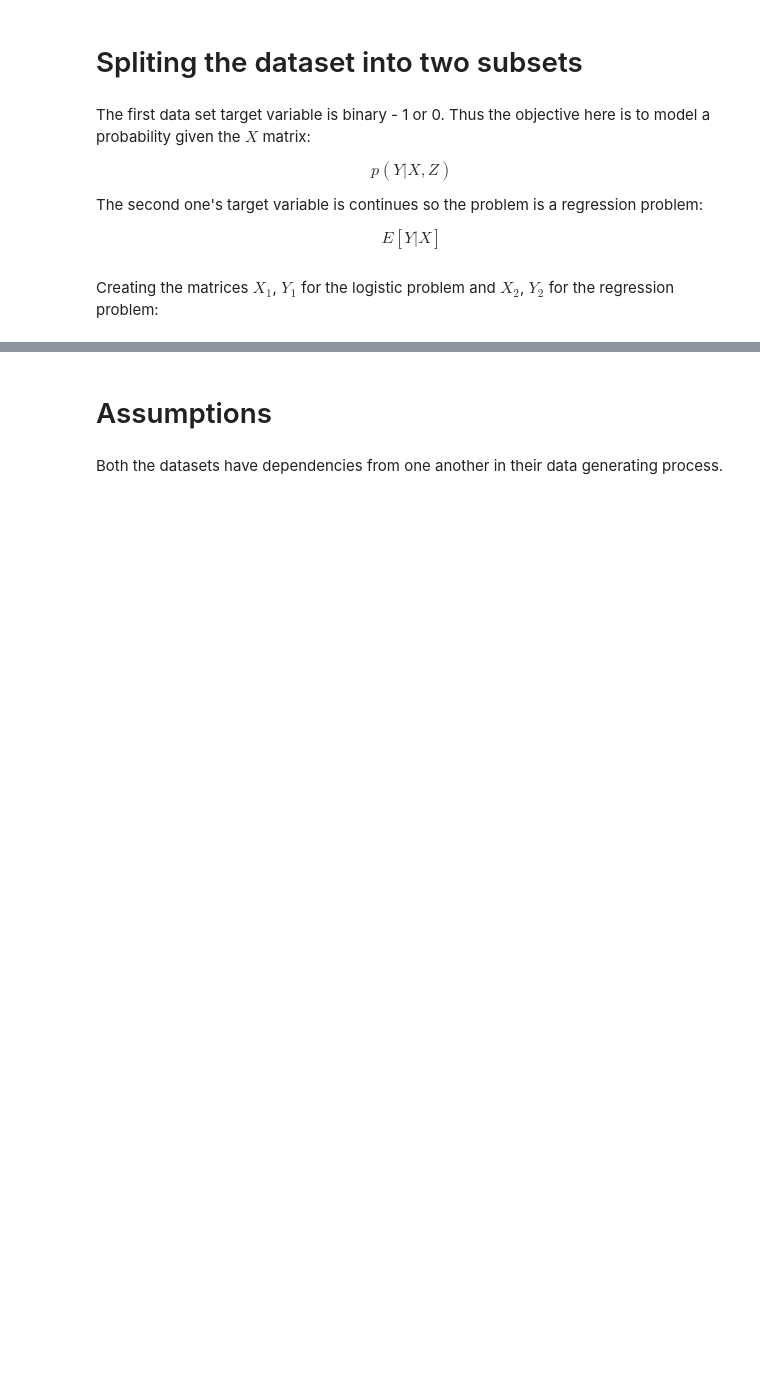
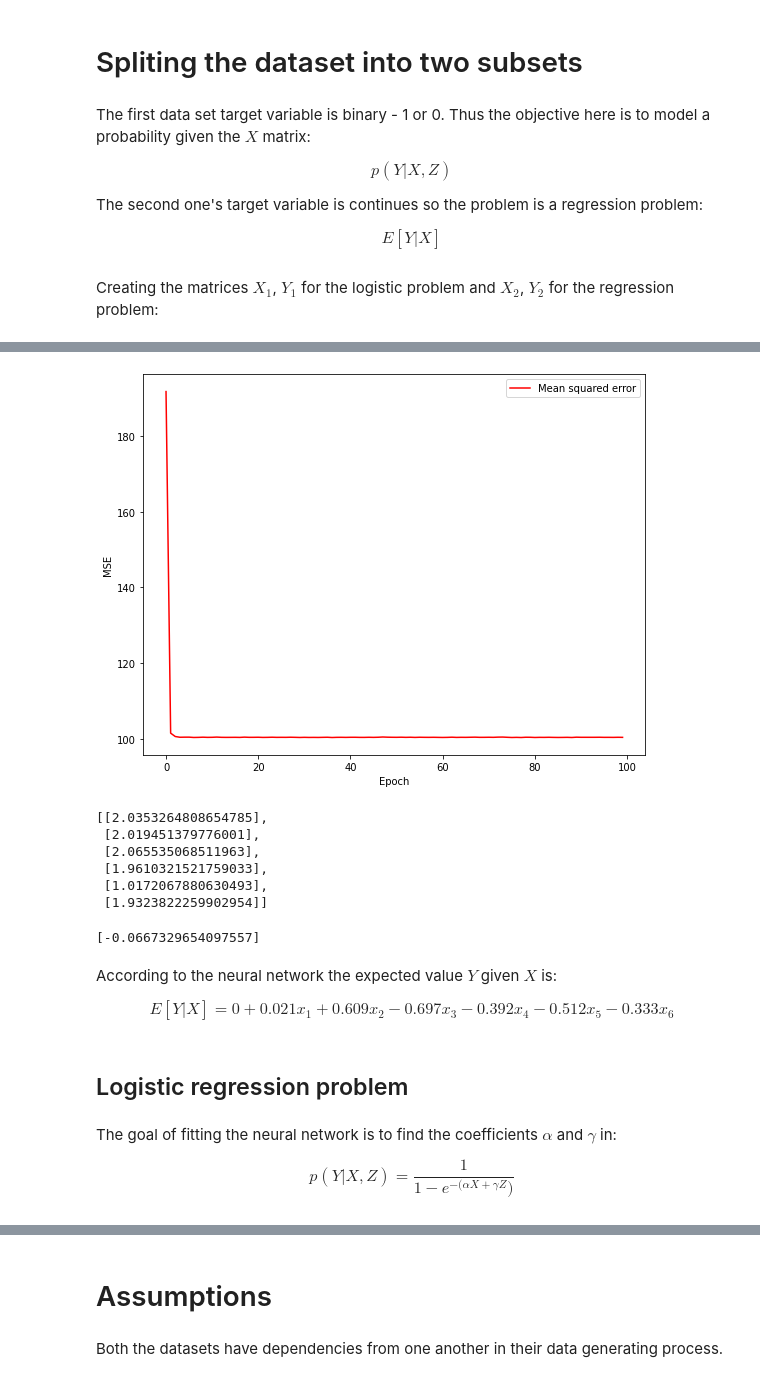
Before and after one commit to Eligijus112/multitask-learning, a Jupyter notebook: multitask-learning.ipynb, the cells around one changed output, grey strips where cells are left out. Drawn from its saved outputs; the diff is of its cells as text; code cells hidden in the pictures; blank space fills up the shorter version.

Commit message:
Finished with the first and second simple models

```diff
--- a/multitask-learning.ipynb
+++ b/multitask-learning.ipynb
@@ -71,6 +80,8 @@ d2 = d[d['DatasetID']==2]
 # Reseting the indexes
 d1.reset_index(inplace=True, drop=True)
 d2.reset_index(inplace=True, drop=True)
+# %%
+d2 = d2.head(10000)
 # %% [markdown]
 Creating the matrices $X_{1}$, $Y_{1}$ for the logistic problem and $X_{2}$, $Y_{2}$ for the regression problem:
 # %%
@@ -79,7 +90,7 @@ features_x = ['x1', 'x2', 'x3', 'x4', 'x5', 'x6']
 features_z = ['z']
 
 # 'Probabalistic' dataset
-X1, Z1, Y1 = d1[features], d1[features_z], d1['y1']
+X1, Z1, Y1 = d1[features_x], d1[features_z], d1['y1']
 
 # 'Continues' dataset
-X2, Y2 = d2[features], d2['y2']
+X2, Y2 = d2[features_x], d2['y2']
@@ -85,0 +117,9 @@ X2, Y2 = d2[features], d2['y2']
+# %%
+# Input shape
+inputRegression = Input(shape=(X2.shape[1], ))
+
+# One neuron in the hidden layer with the linear activation function for regression
+neuron = Dense(1, activation='linear')(inputRegression)
+
+# Defining the model
+model = Model(inputRegression, neuron)
@@ -85,0 +143,6 @@ X2, Y2 = d2[features], d2['y2']
+# %%
+# Compiling the model
+model.compile(loss=losses.MeanSquaredError(), optimizer='sgd')
+
+# Fitting the model
+history = model.fit(X2, Y2, epochs = 100, batch_size=1024)
@@ -85,0 +167,13 @@ X2, Y2 = d2[features], d2['y2']
+# %%
+mse = history.history['loss']
+
+epochs = range(len(mse))
+
+plt.figure(figsize=(9, 7))
+plt.plot(epochs, mse, 'r', label='Mean squared error')
+plt.legend(loc=0)
+plt.xlabel('Epoch')
+plt.ylabel('MSE')
+plt.show()
+# %% [output]
+[figure, added]
@@ -85,0 +183,25 @@ X2, Y2 = d2[features], d2['y2']
+# %%
+# Coefficients near the regressors
+beta[0].numpy().tolist()
+# %% [output]
+[[2.0353264808654785],
+ [2.019451379776001],
+ [2.065535068511963],
+ [1.9610321521759033],
+ [1.0172067880630493],
+ [1.9323822259902954]]
+# %%
+# Bias term
+beta[1].numpy().tolist()
+# %% [output]
+[-0.0667329654097557]
+# %% [markdown]
+According to the neural network the expected value $Y$ given $X$ is:
+
+$$ E[Y | X] = 0 + 0.021 x_{1} + 0.609 x_{2} - 0.697 x_{3} - 0.392 x_{4} - 0.512 x_{5} - 0.333 x_{6}$$
+# %% [markdown]
+## Logistic regression problem
+# %% [markdown]
+The goal of fitting the neural network is to find the coefficients $\alpha$ and $\gamma$ in:
+
+$$ p(Y | X, Z) = \dfrac{1}{1 - e^{-(\alpha X + \gamma Z})} $$
```
Also changed, not shown: parts of 29 cells of this notebook, 2 other files.
